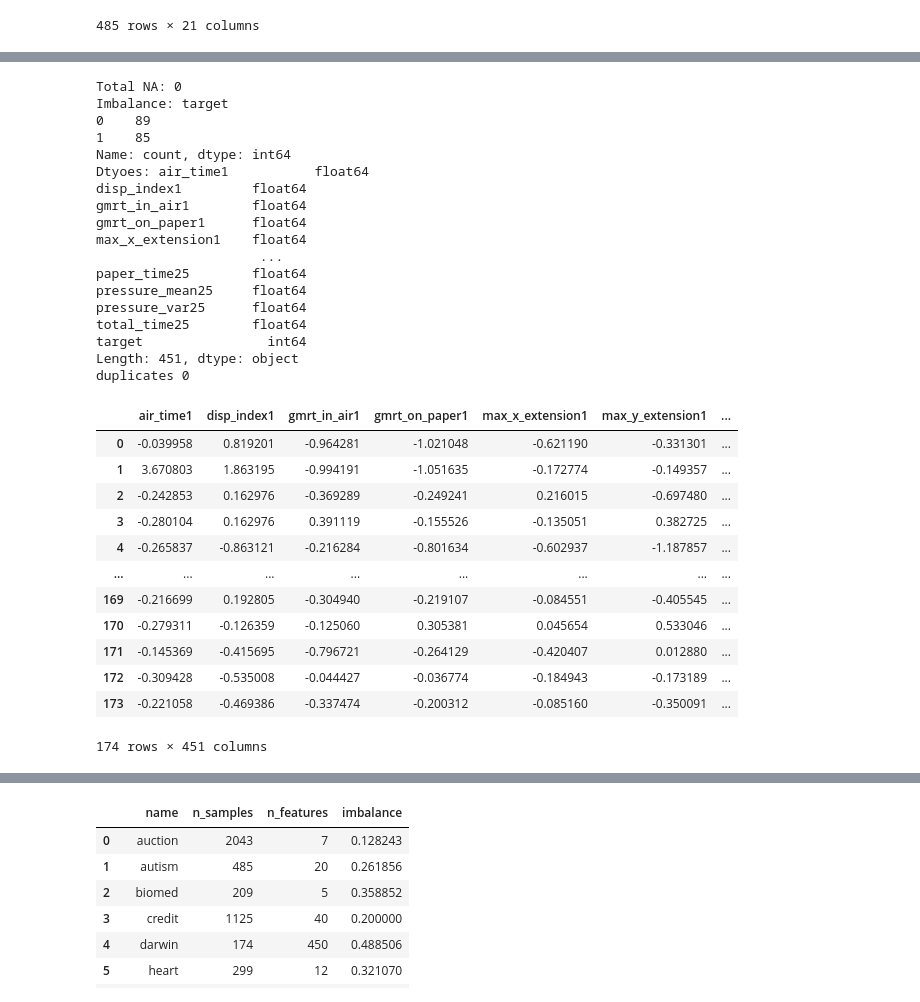
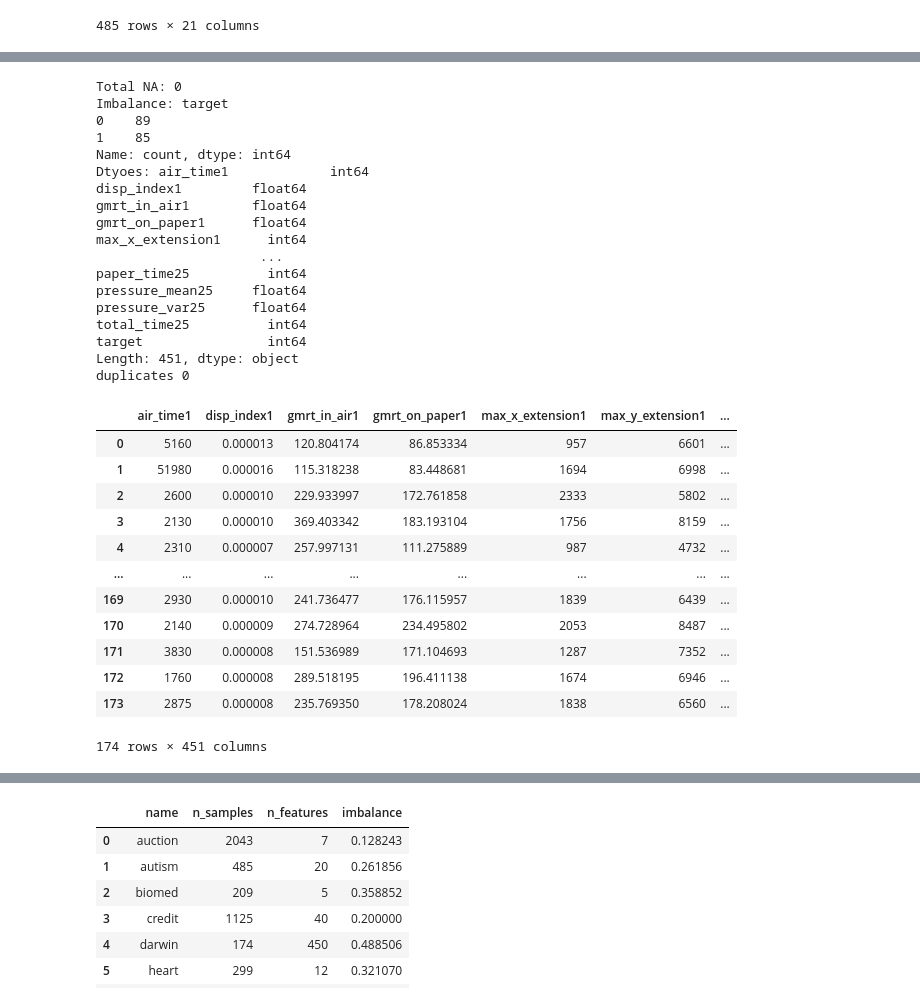
Before and after one commit to LeonDebatin/slim, a Jupyter notebook: mastero/data_preprocessing/data_preparation.ipynb, the cells around one changed output, grey strips where cells are left out. Cells and saved outputs as stored; diff of their text form; code cells hidden in the pictures.

```diff
--- a/mastero/data_preprocessing/data_preparation.ipynb
+++ b/mastero/data_preprocessing/data_preparation.ipynb
@@ -212,49 +205,48 @@ duplicates 0
 # %%
 #https://www.openml.org/search?type=data&status=active&id=46606
 darwin = pd.read_csv('../data/data_original/darwin.csv')
 darwin['class'].replace({'P': 0, 'H': 1}, inplace=True)
 darwin.rename(columns={'class': 'target'}, inplace=True)
 darwin.drop(columns=['ID'], inplace=True)
 
 numericals = list(set(darwin.columns) - {'target'})
-darwin[numericals] = scaler.fit_transform(darwin[numericals])
 
 
 basic_information(darwin)
 darwin.to_csv('../data/data_prepared/darwin.csv', index=False)
 info_df.append(info_dict('darwin', darwin, []))
 darwin
 # %% [output]
 Total NA: 0
 Imbalance: target
 0    89
 1    85
 Name: count, dtype: int64
-Dtyoes: air_time1           float64
+Dtyoes: air_time1             int64
 disp_index1         float64
 gmrt_in_air1        float64
 gmrt_on_paper1      float64
-max_x_extension1    float64
+max_x_extension1      int64
                      ...
-paper_time25        float64
+paper_time25          int64
 pressure_mean25     float64
 pressure_var25      float64
-total_time25        float64
+total_time25          int64
 target                int64
 Length: 451, dtype: object
 duplicates 0
 |  | air_time1 | disp_index1 | gmrt_in_air1 | gmrt_on_paper1 | max_x_extension1 | max_y_extension1 | ... |
-| 0 | -0.039958 | 0.819201 | -0.964281 | -1.021048 | -0.621190 | -0.331301 | ... |
-| 1 | 3.670803 | 1.863195 | -0.994191 | -1.051635 | -0.172774 | -0.149357 | ... |
-| 2 | -0.242853 | 0.162976 | -0.369289 | -0.249241 | 0.216015 | -0.697480 | ... |
-| 3 | -0.280104 | 0.162976 | 0.391119 | -0.155526 | -0.135051 | 0.382725 | ... |
-| 4 | -0.265837 | -0.863121 | -0.216284 | -0.801634 | -0.602937 | -1.187857 | ... |
+| 0 | 5160 | 0.000013 | 120.804174 | 86.853334 | 957 | 6601 | ... |
+| 1 | 51980 | 0.000016 | 115.318238 | 83.448681 | 1694 | 6998 | ... |
+| 2 | 2600 | 0.000010 | 229.933997 | 172.761858 | 2333 | 5802 | ... |
+| 3 | 2130 | 0.000010 | 369.403342 | 183.193104 | 1756 | 8159 | ... |
+| 4 | 2310 | 0.000007 | 257.997131 | 111.275889 | 987 | 4732 | ... |
 | ... | ... | ... | ... | ... | ... | ... | ... |
-| 169 | -0.216699 | 0.192805 | -0.304940 | -0.219107 | -0.084551 | -0.405545 | ... |
-| 170 | -0.279311 | -0.126359 | -0.125060 | 0.305381 | 0.045654 | 0.533046 | ... |
-| 171 | -0.145369 | -0.415695 | -0.796721 | -0.264129 | -0.420407 | 0.012880 | ... |
-| 172 | -0.309428 | -0.535008 | -0.044427 | -0.036774 | -0.184943 | -0.173189 | ... |
-| 173 | -0.221058 | -0.469386 | -0.337474 | -0.200312 | -0.085160 | -0.350091 | ... |
+| 169 | 2930 | 0.000010 | 241.736477 | 176.115957 | 1839 | 6439 | ... |
+| 170 | 2140 | 0.000009 | 274.728964 | 234.495802 | 2053 | 8487 | ... |
+| 171 | 3830 | 0.000008 | 151.536989 | 171.104693 | 1287 | 7352 | ... |
+| 172 | 1760 | 0.000008 | 289.518195 | 196.411138 | 1674 | 6946 | ... |
+| 173 | 2875 | 0.000008 | 235.769350 | 178.208024 | 1838 | 6560 | ... |
 174 rows × 451 columns
 # %%
 #https://archive.ics.uci.edu/dataset/519/heart+failure+clinical+records
```
Also changed, not shown: parts of 12 cells of this notebook, 50 other files.
